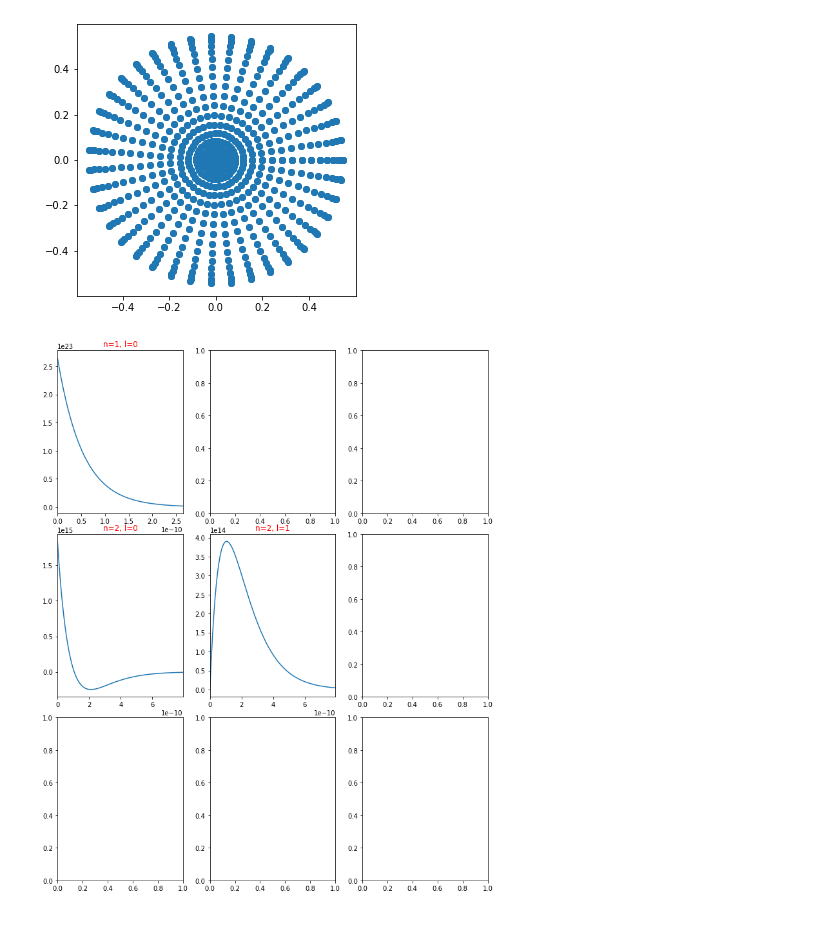
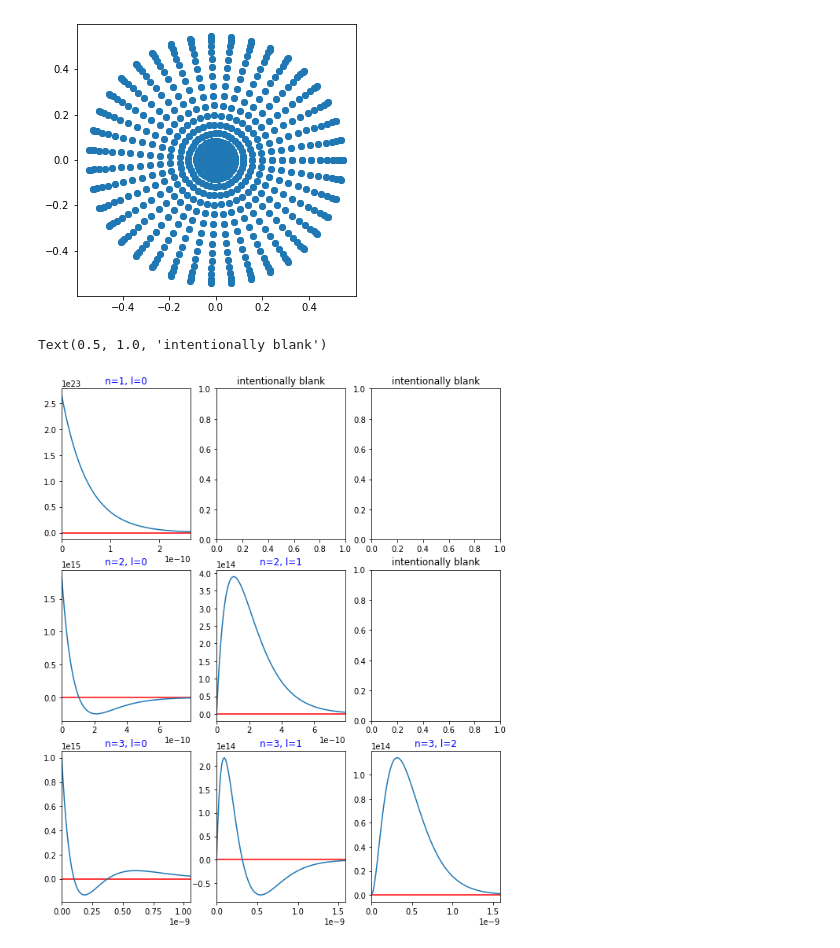
Before and after one commit to akey7/basic-quantum-models, a Jupyter notebook: notebooks/hydrogenic_atom.ipynb, the cells around one changed output. Drawn from its saved outputs; the diff is of its cells as text; code cells hidden in the pictures.

Commit message:
Plots of radial functions
And labelling the subplots that are intentionally blank.

```diff
--- a/notebooks/hydrogenic_atom.ipynb
+++ b/notebooks/hydrogenic_atom.ipynb
@@ -91,7 +91,7 @@ class HydrogenicAtom:
         elif self.n == 2 and self.l == 1:  # 2p orbital
             return (1.0 / sqrt(24)) * za32 * rho * exp_rho
         elif self.n == 3 and self.l == 0:
-            return (1.0 / sqrt(243)) * za32 * (6.0 - 6 * rho + rho) * exp_rho
+            return (1.0 / sqrt(243)) * za32 * (6.0 - 6 * rho + rho ** 2) * exp_rho
         elif self.n == 3 and self.l == 1:
             return (1.0 / sqrt(486)) * za32 * (4.0 - rho) * rho * exp_rho
         elif self.n == 3 and self.l == 2:
@@ -195,25 +195,33 @@ ax.scatter(spherical.real, spherical.imag)
 # ax.plot(rs, ys)
 # %%
 fig, axs = plt.subplots(nrows=3, ncols=3, figsize=(10, 12))
-plt.tight_layout()
 
 parameters = [
     {'n': 1, 'l': 0, 'x_scaler': 5 },
-    {'n': 2, 'l': 0, 'x_scaler': 15},
-    {'n': 2, 'l': 1, 'x_scaler': 15 }
+    {'n': 2, 'l': 0, 'x_scaler': 15 },
+    {'n': 3, 'l': 0, 'x_scaler': 20 },
+    {'n': 2, 'l': 1, 'x_scaler': 15 },
+    {'n': 3, 'l': 1, 'x_scaler': 30 },
+    {'n': 3, 'l': 2, 'x_scaler': 30 }
 ]
 
 scaler = (1 / ha.a0) ** (3/2)
 
 for p in parameters:
     row = p['n'] - 1
     col = p['l']
     ha = HydrogenicAtom(n=p['n'], l=p['l'], ml=0)
     xs = np.linspace(0, ha.a0 * p['x_scaler'], 100)
     ys = [ha.radial(r).real for r in xs]
     ax = axs[row, col]
-    ax.set_title(f'n={p["n"]}, l={p["l"]}', color='r')
+    ax.set_title(f'n={p["n"]}, l={p["l"]}', color='b')
     ax.set_xlim(min(xs), max(xs))
+    ax.axhline(0.0, color='r')
     ax.plot(xs, ys)
+
+axs[0, 1].set_title('intentionally blank')
+axs[0, 2].set_title('intentionally blank')
+axs[1, 2].set_title('intentionally blank')
 # %% [output]
+Text(0.5, 1.0, 'intentionally blank')
-[figure, old version]
+[figure, new version]
```
